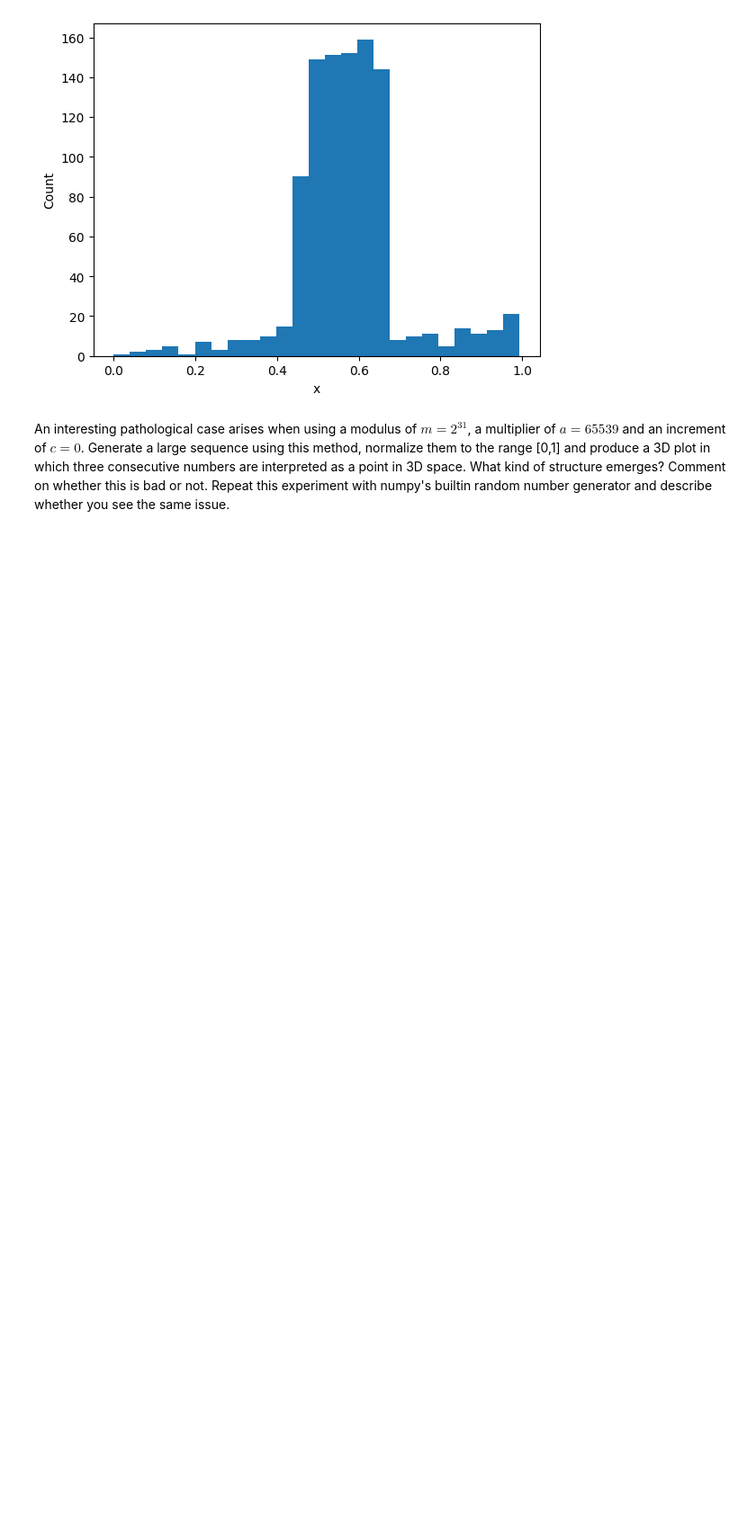
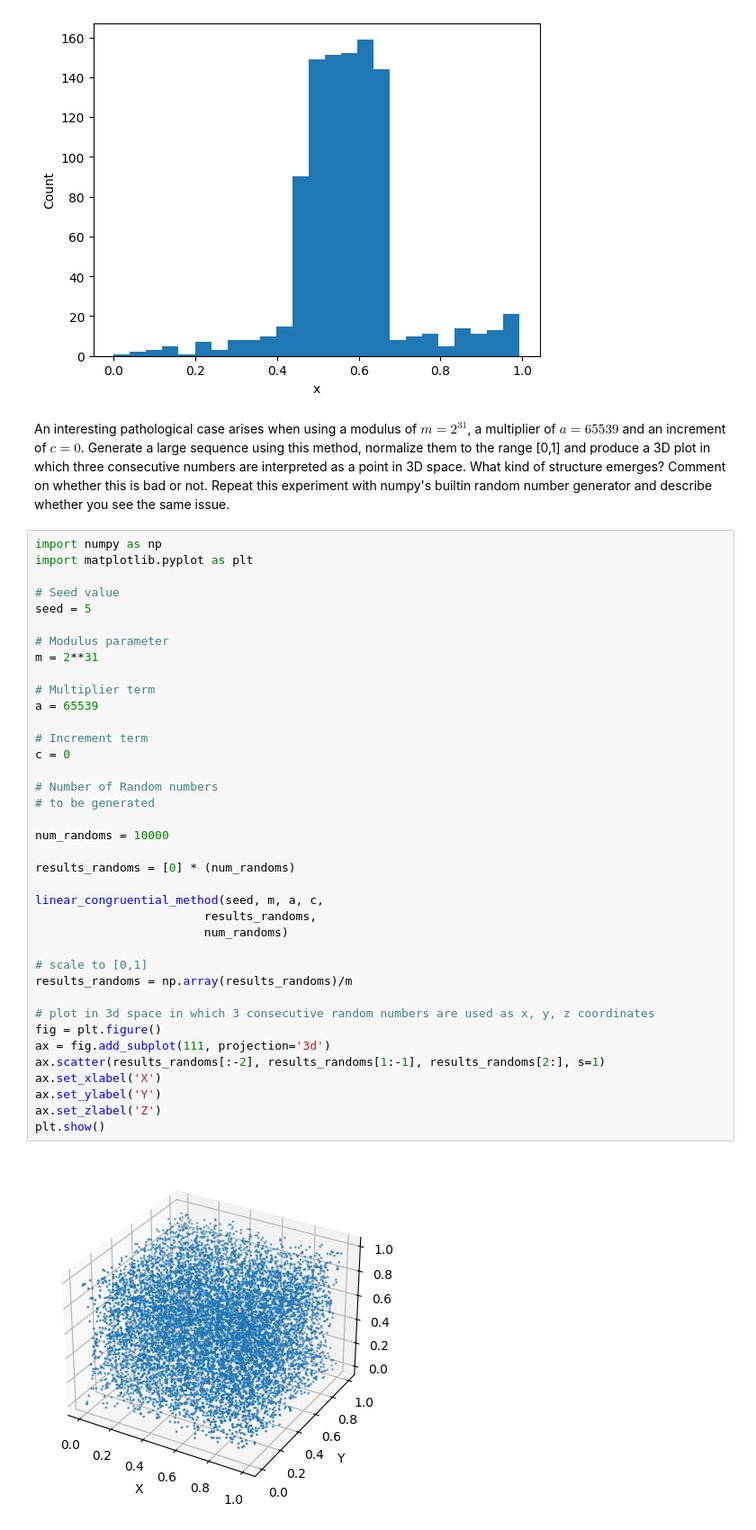
Before and after one commit to cake-dev/InfoRandoClass, a Jupyter notebook: computing_assignment_1/ComputingAssignment1.ipynb, the cells around one changed output. Shown at 90% size. Cells and saved outputs as stored; diff of their text form; blank space fills up the shorter version.

```diff
--- a/computing_assignment_1/ComputingAssignment1.ipynb
+++ b/computing_assignment_1/ComputingAssignment1.ipynb
@@ -355,3 +355,43 @@ plt.show()
 [figure]
 # %% [markdown]
 An interesting pathological case arises when using a modulus of $m=2^{31}$, a multiplier of $a=65539$ and an increment of $c=0$.  Generate a large sequence using this method, normalize them to the range [0,1] and produce a 3D plot in which three consecutive numbers are interpreted as a point in 3D space.  What kind of structure emerges?  Comment on whether this is bad or not.  Repeat this experiment with numpy's builtin random number generator and describe whether you see the same issue.
+# %%
+import numpy as np
+import matplotlib.pyplot as plt
+
+# Seed value
+seed = 5
+
+# Modulus parameter
+m = 2**31
+
+# Multiplier term
+a = 65539
+
+# Increment term
+c = 0
+
+# Number of Random numbers
+# to be generated
+
+num_randoms = 10000
+
+results_randoms = [0] * (num_randoms)
+
+linear_congruential_method(seed, m, a, c,
+						results_randoms,
+						num_randoms)
+
+# scale to [0,1]
+results_randoms = np.array(results_randoms)/m
+
+# plot in 3d space in which 3 consecutive random numbers are used as x, y, z coordinates
+fig = plt.figure()
+ax = fig.add_subplot(111, projection='3d')
+ax.scatter(results_randoms[:-2], results_randoms[1:-1], results_randoms[2:], s=1)
+ax.set_xlabel('X')
+ax.set_ylabel('Y')
+ax.set_zlabel('Z')
+plt.show()
+# %% [output]
+[figure, added]
```
Also changed, not shown: 1 other file.
